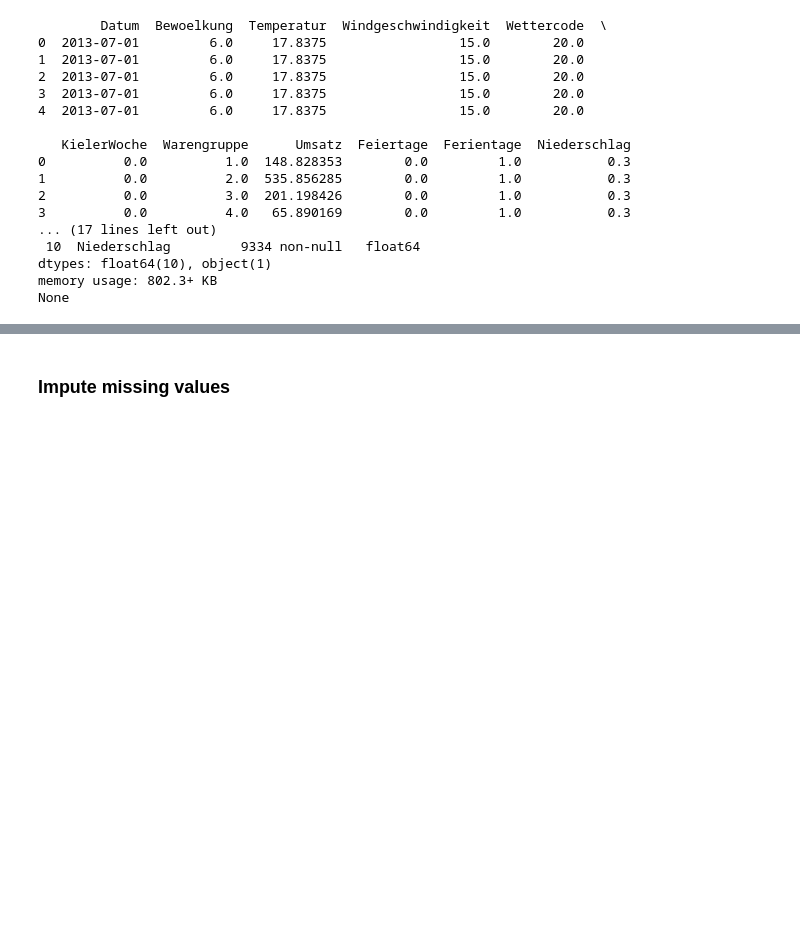
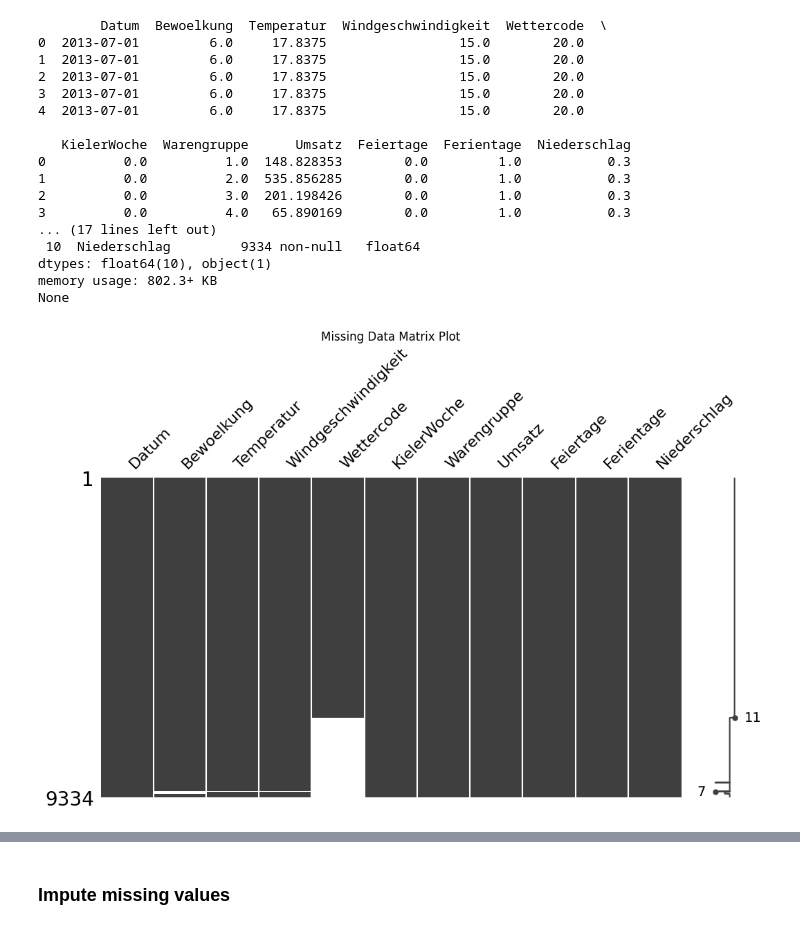
Before and after one commit to BossyNine/bakery_sales_prediction, a Jupyter notebook: 0_DataPreparation/6.2_missing_value_imputation.ipynb, the cells around one changed output, grey strips where cells are left out. Saved outputs shown, nothing was run; the diff lists cells and outputs as text; code cells hidden in the pictures; blank space fills up the shorter version.

```diff
--- a/0_DataPreparation/6.2_missing_value_imputation.ipynb
+++ b/0_DataPreparation/6.2_missing_value_imputation.ipynb
@@ -6,10 +9,12 @@ from sklearn.impute import KNNImputer
 # %%
 # load data: is "6.1_weather_parameters-2.csv" the latest version?
 
-merged_df = pd.read_csv("/workspaces/bakery_sales_prediction/sourcedata/cleaned_data/6.1_weather_parameters-2.csv")
+merged_df_origin = pd.read_csv("/workspaces/bakery_sales_prediction/sourcedata/cleaned_data/6.1_weather_parameters-2.csv")
 
-print(merged_df.head(), "\n")
-print(merged_df.info())
+merged_df = merged_df_origin.copy()
+
+print(merged_df_origin.head(), "\n")
+print(merged_df_origin.info())
 # %% [output]
         Datum  Bewoelkung  Temperatur  Windgeschwindigkeit  Wettercode  \
 0  2013-07-01         6.0     17.8375                 15.0        20.0
@@ -28,3 +33,10 @@ print(merged_df.info())
 dtypes: float64(10), object(1)
 memory usage: 802.3+ KB
 None
+# %%
+# Matrix plot of missing data for visualization
+msno.matrix(merged_df, figsize=(12, 6))
+plt.title('Missing Data Matrix Plot')
+plt.show()
+# %% [output]
+[figure, added]
```
Also changed, not shown: parts of 12 cells of this notebook.
